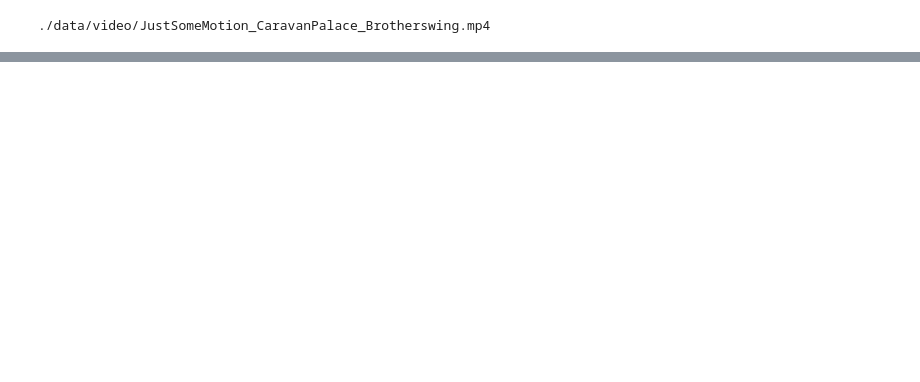
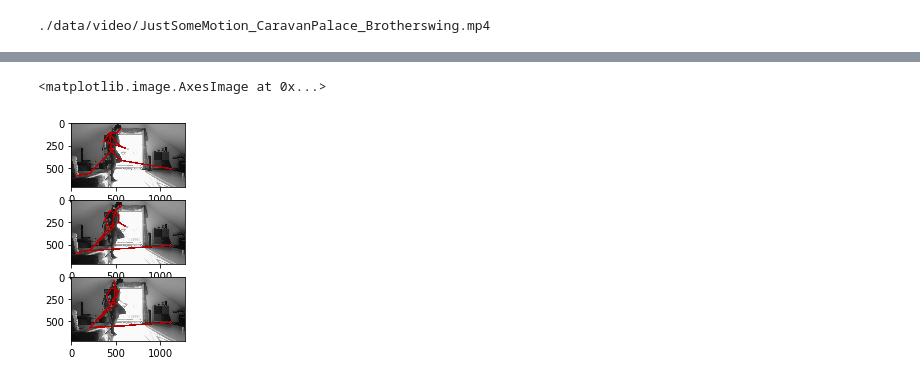
Before and after one commit to Saduras/DanceNN, a Jupyter notebook: DanceNN.ipynb, the cells around one changed output, grey strips where cells are left out. Drawn from its saved outputs; the diff is of its cells as text; code cells hidden in the pictures; blank space fills up the shorter version.

```diff
--- a/DanceNN.ipynb
+++ b/DanceNN.ipynb
@@ -65,16 +47,6 @@ for i in range(0, m.shape[0]):
 original = mpe.VideoFileClip('./data/video/JustSomeMotion_CaravanPalace_Brotherswing.mp4')
 fps = int(original.fps)
 duration = original.duration
-# %%
-def make_frame(t):
-    surface = gizeh.Surface(original.size[0],original.size[1])
-    frame = int(t * fps)
-    radius = 10
-    color = (1,0,0)
-    for i in range(0, m.shape[1]):
-        circle = gizeh.circle(radius, xy = m[t][i], fill=color)
-        circle.draw(surface)
-    return surface.get_npimage()
 # %%
 index = int(len(times) / 2) + 50
 t = times[index]
@@ -187,0 +166,11 @@ animation.write_videofile('test.mp4', fps=fps, audio_codec='aac', remove_temp=Tr
+# %%
+index = np.argmax(abs_grad)
+plt.subplot(3,1,1)
+plt.imshow(make_frame(times[index-1]))
+plt.subplot(3,1,2)
+plt.imshow(make_frame(times[index]))
+plt.subplot(3,1,3)
+plt.imshow(make_frame(times[index+1]))
+# %% [output]
+<matplotlib.image.AxesImage at 0x...>
+[figure, added]
```
Also changed, not shown: parts of 12 cells of this notebook.
